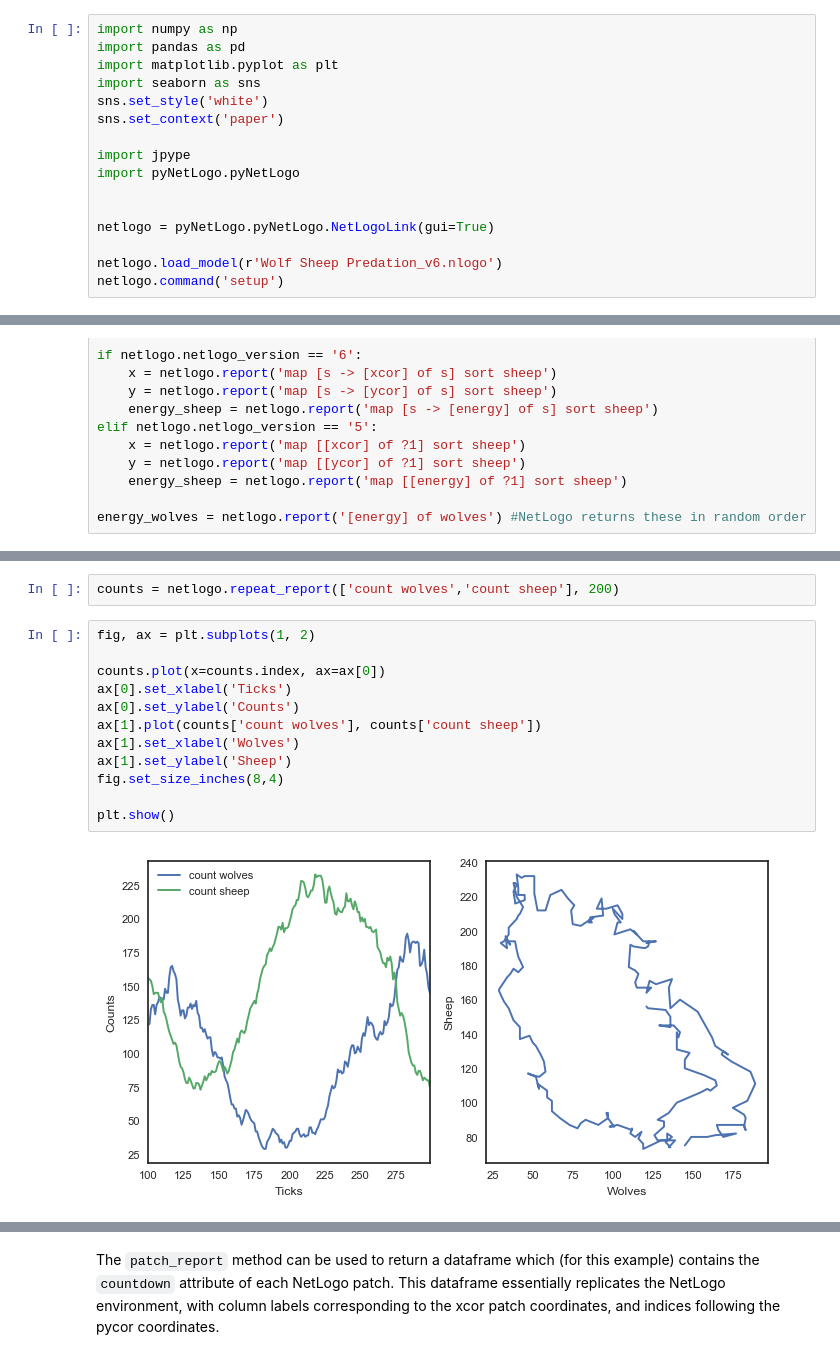
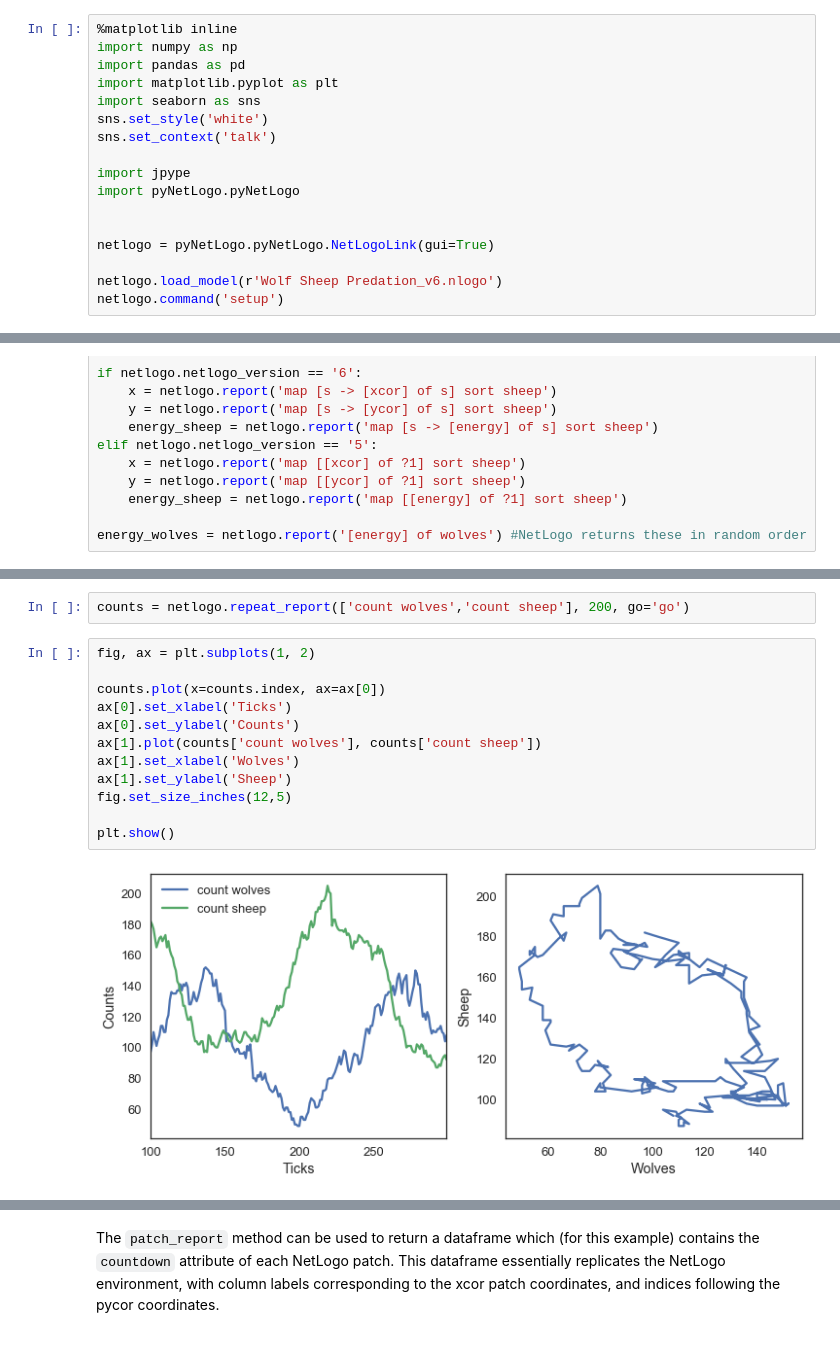
Before and after one commit to quaquel/pyNetLogo, a Jupyter notebook: Example/pyNetLogo demo.ipynb, the cells around one changed output, grey strips where cells are left out. Saved outputs shown, nothing was run; the diff lists cells and outputs as text.

```diff
--- a/Example/pyNetLogo demo.ipynb
+++ b/Example/pyNetLogo demo.ipynb
@@ -5,12 +5,13 @@ This notebook provides a simple example of interaction between a NetLogo model a
 
 We start by instantiating a link to NetLogo, loading the model, and executing the `setup` command in NetLogo.
 # %%
+%matplotlib inline
 import numpy as np
 import pandas as pd
 import matplotlib.pyplot as plt
 import seaborn as sns
 sns.set_style('white')
-sns.set_context('paper')
+sns.set_context('talk')
 
 import jpype
 import pyNetLogo.pyNetLogo
@@ -108,19 +109,19 @@ The `repeat_report` method returns a Pandas dataframe containing reported values
 
 The dataframe is indexed by ticks, with labeled columns for each reporter. In this case, we track the number of wolf and sheep agents over 200 ticks; the outcomes are first plotted as a function of time. The number of wolf agents is then plotted as a function of the number of sheep agents, to approximate a phase-space plot.
 # %%
-counts = netlogo.repeat_report(['count wolves','count sheep'], 200)
+counts = netlogo.repeat_report(['count wolves','count sheep'], 200, go='go')
 # %%
 fig, ax = plt.subplots(1, 2)
 
 counts.plot(x=counts.index, ax=ax[0])
 ax[0].set_xlabel('Ticks')
 ax[0].set_ylabel('Counts')
 ax[1].plot(counts['count wolves'], counts['count sheep'])
 ax[1].set_xlabel('Wolves')
 ax[1].set_ylabel('Sheep')
-fig.set_size_inches(8,4)
+fig.set_size_inches(12,5)
 
 plt.show()
 # %% [output]
-[figure, old version]
+[figure, new version]
 # %% [markdown]
```
Also changed, not shown: parts of 8 cells of this notebook, 17 other files.
